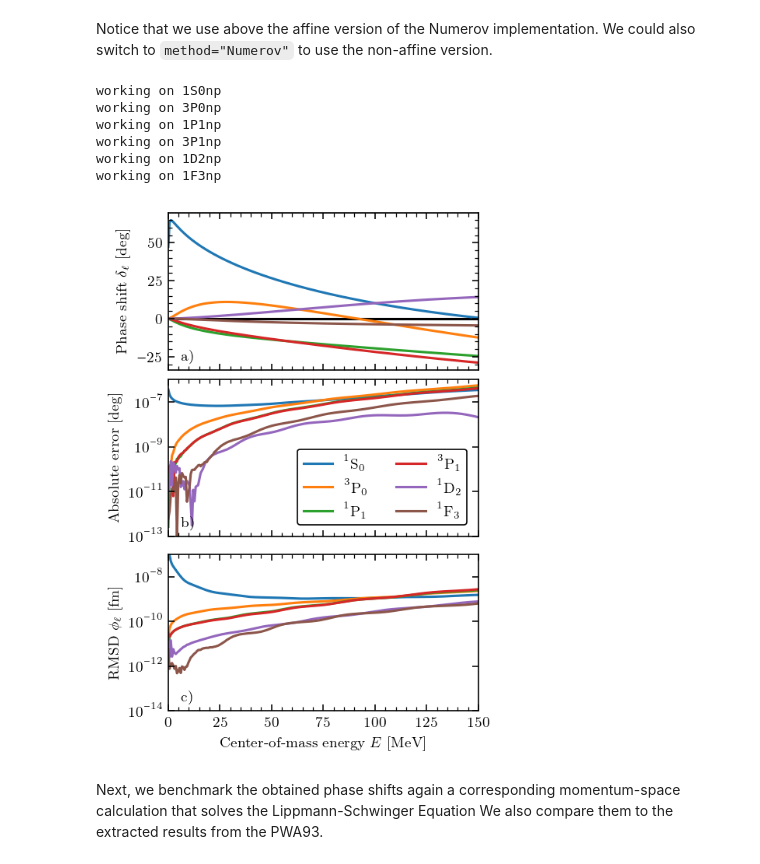
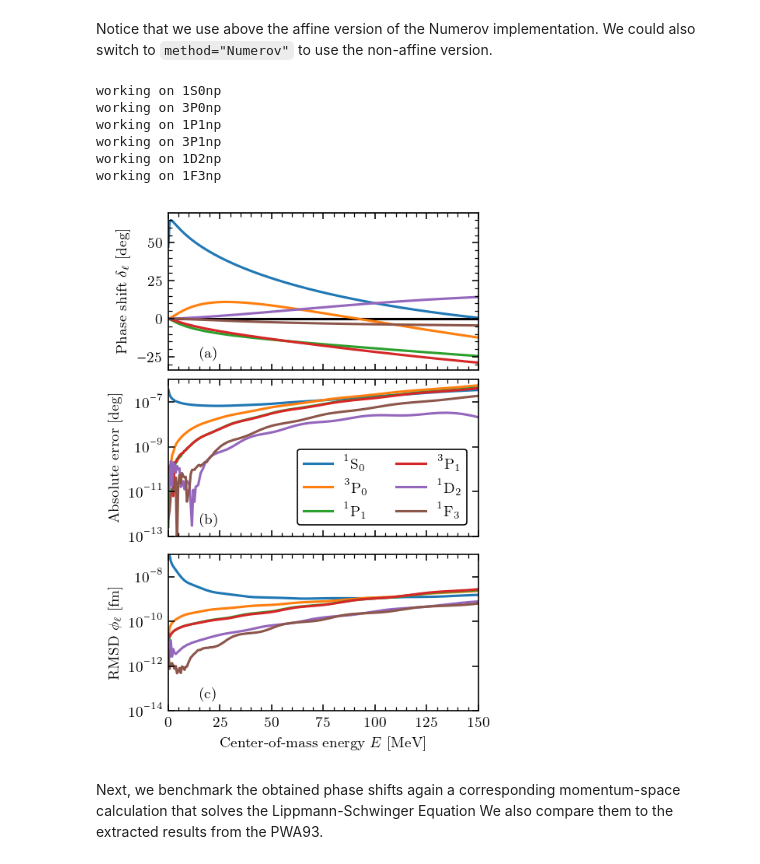
Before and after one commit to buqeye/cs_greedy_emulator, a Jupyter notebook: chiral.ipynb, the cells around one changed output. Drawn from its saved outputs; the diff is of its cells as text; code cells hidden in the pictures.

```diff
--- a/chiral.ipynb
+++ b/chiral.ipynb
@@ -131,35 +131,35 @@ for channel in channels:
     axs[0].plot(energies_MeV, np.real(ret[:,0]))
     axs[1].plot(energies_MeV, np.abs(ret[:,0]-ret[:,1]), label=channel.spectNotationTeX.replace("^{(np)}",""))
     rms_error = [np.linalg.norm((elem[0].u - elem[1].u)) / np.sqrt(len(elem[0].u)) for elem in ret_raw ]
     axs[2].plot(energies_MeV, rms_error, label=channel.spectNotationTeX.replace("^{(np)}",""))
 
 axs[0].axhline(0, color = "k", zorder=0)
 axs[0].set_ylabel(r"Phase shift $\delta_\ell$ [deg]")
 
 axs[1].set_yscale('log')
 axs[1].set_ylim(bottom=1e-13, top=1e-6)
 axs[1].set_xlim(left=0, right=150)
 axs[1].set_ylabel("Absolute error [deg]") #  $\Delta \delta_\ell$ [deg]")
 axs[1].legend(ncol=2) # title="$\ell = $"
 
 axs[2].set_yscale('log')
 axs[2].set_xlim(left=0, right=150)
 axs[2].set_ylim(bottom=1e-14, top=1e-7)
 axs[2].set_xlabel("Center-of-mass energy $E$ [MeV]")
 axs[2].set_ylabel(r"RMSD $\phi_\ell$ [fm]")
 
 for iax, ax in enumerate(axs):
-    ax.text(0.04, 0.06, f"({alphabet[iax]})", transform=ax.transAxes)
+    ax.text(0.10, 0.08, f"({alphabet[iax]})", transform=ax.transAxes)
 
 fig.savefig(f"{output_dir}/numerov_benchmark.pdf")
 # %% [output]
 working on 1S0np
 working on 3P0np
 working on 1P1np
 working on 3P1np
 working on 1D2np
 working on 1F3np
-[figure, old version]
+[figure, new version]
 # %% [markdown]
 Next, we benchmark the obtained phase shifts again a corresponding momentum-space calculation that solves the Lippmann-Schwinger Equation We also compare them to the extracted results from the PWA93.
 # %%
```
Also changed, not shown: parts of 1 cell of this notebook, 1 other file.
